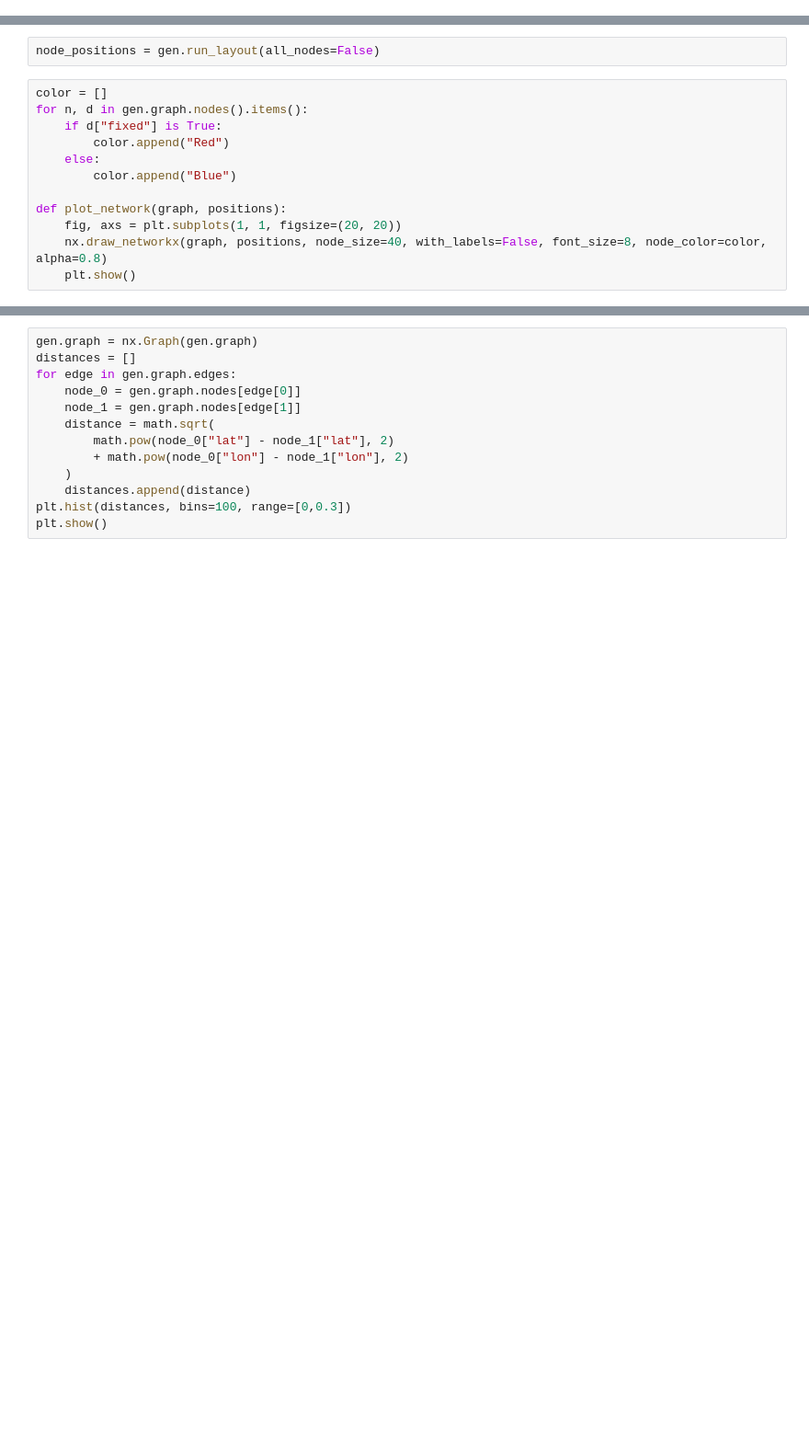
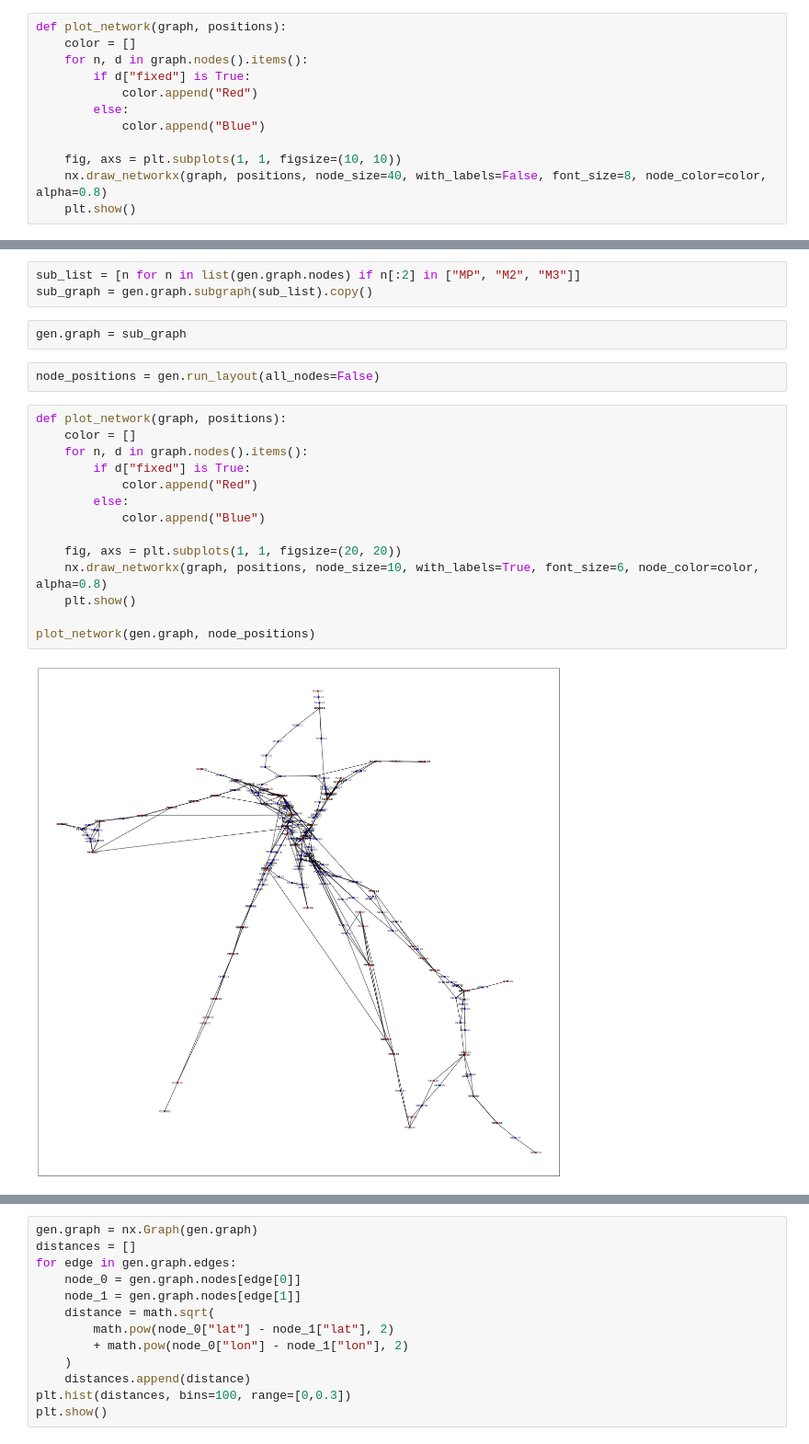
Before and after one commit to joshtingey/the-trains, a Jupyter notebook: notebooks/graph.ipynb, the cells around one changed output, grey strips where cells are left out. Shown at 92% size. Cells and saved outputs as stored; diff of their text form; blank space fills up the shorter version.

```diff
--- a/notebooks/graph.ipynb
+++ b/notebooks/graph.ipynb
@@ -26,3 +140,15 @@ gen.get_berths()
+# %%
+def plot_network(graph, positions):
+    color = []
+    for n, d in graph.nodes().items():
+        if d["fixed"] is True:
+            color.append("Red")
+        else:
+            color.append("Blue")
+
+    fig, axs = plt.subplots(1, 1, figsize=(10, 10))
+    nx.draw_networkx(graph, positions, node_size=40, with_labels=False, font_size=8, node_color=color, alpha=0.8)
+    plt.show()
 # %%
 known_dict = dict(
     (n, [d["lat"], d["lon"]])
@@ -43,17 +170,26 @@ gen.remove_duplicate_locations()
 gen.remove_distant_nodes(only_fixed=True)
 # %%
 gen.remove_floating_nodes()
+# %%
+sub_list = [n for n in list(gen.graph.nodes) if n[:2] in ["MP", "M2", "M3"]]
+sub_graph = gen.graph.subgraph(sub_list).copy()
+# %%
+gen.graph = sub_graph
 # %%
 node_positions = gen.run_layout(all_nodes=False)
 # %%
-color = []
-for n, d in gen.graph.nodes().items():
-    if d["fixed"] is True:
-        color.append("Red")
-    else:
-        color.append("Blue")
+def plot_network(graph, positions):
+    color = []
+    for n, d in graph.nodes().items():
+        if d["fixed"] is True:
+            color.append("Red")
+        else:
+            color.append("Blue")
 
-def plot_network(graph, positions):
     fig, axs = plt.subplots(1, 1, figsize=(20, 20))
-    nx.draw_networkx(graph, positions, node_size=40, with_labels=False, font_size=8, node_color=color, alpha=0.8)
+    nx.draw_networkx(graph, positions, node_size=10, with_labels=True, font_size=6, node_color=color, alpha=0.8)
     plt.show()
+
+plot_network(gen.graph, node_positions)
+# %% [output]
+[figure, added]
```
Also changed, not shown: parts of 12 cells of this notebook, 25 other files.
